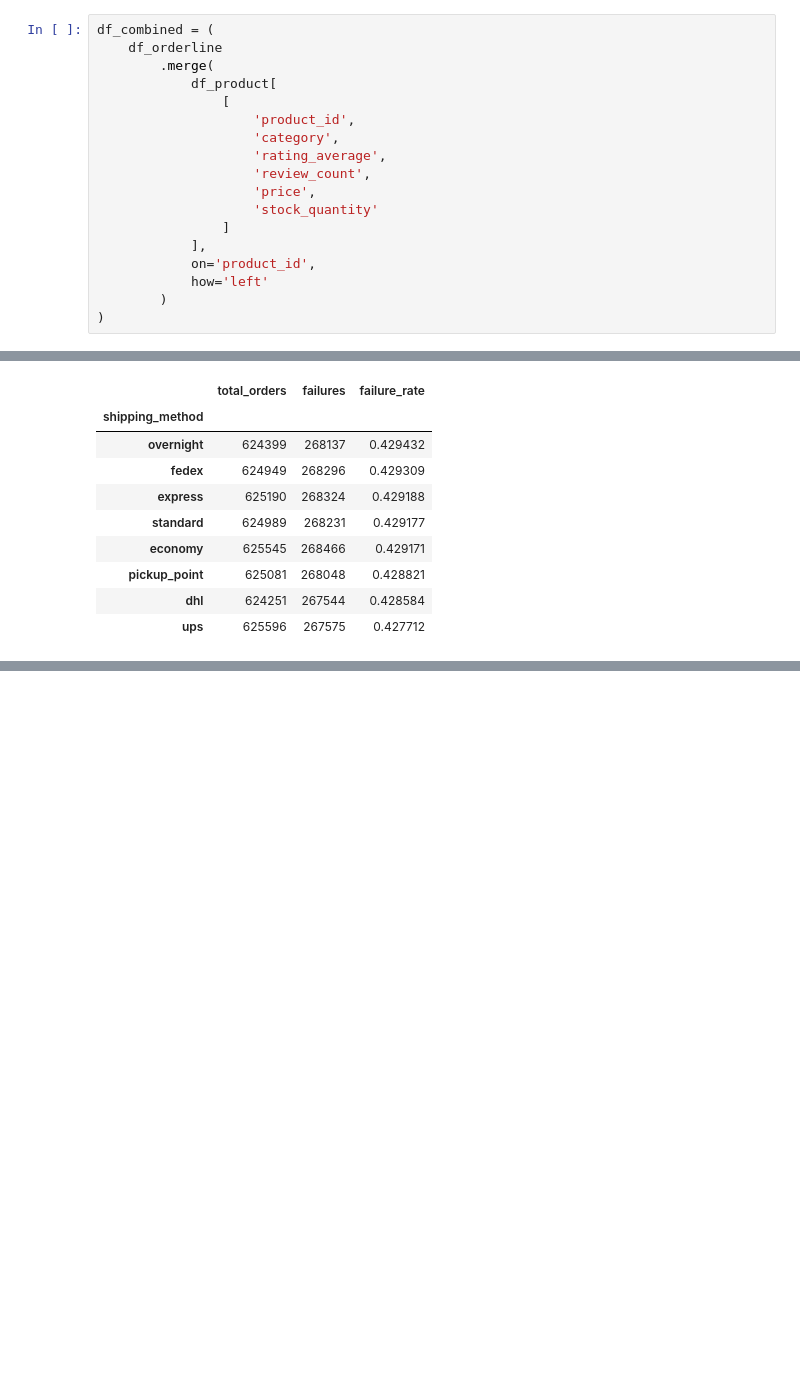
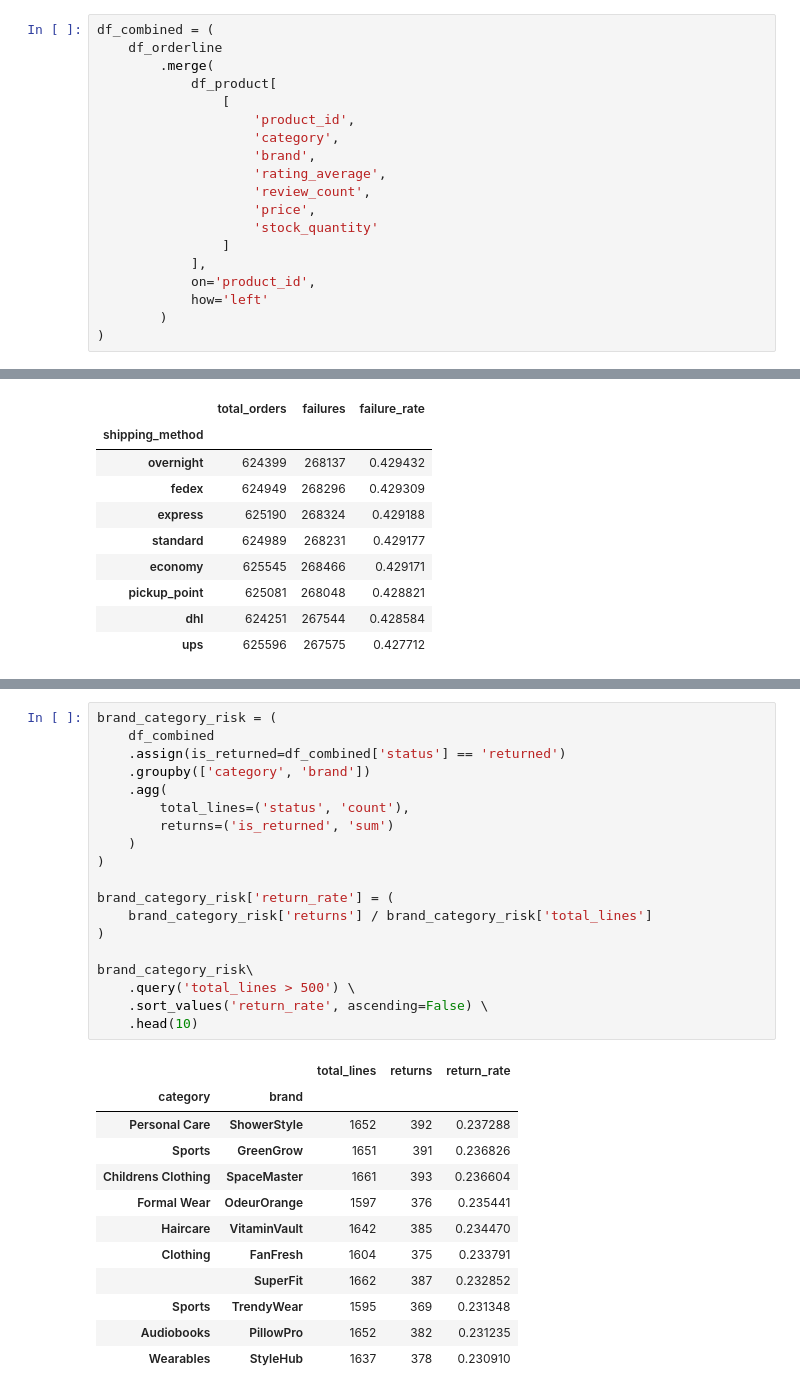
Before and after one commit to rishavvashisht823/Amazon, a Jupyter notebook: chapter_appendix-tools-for-deep-learning/jupyter.ipynb, the cells around one changed output, grey strips where cells are left out. Saved outputs shown, nothing was run; the diff lists cells and outputs as text; blank space fills up the shorter version.

```diff
--- a/chapter_appendix-tools-for-deep-learning/jupyter.ipynb
+++ b/chapter_appendix-tools-for-deep-learning/jupyter.ipynb
@@ -144,6 +144,7 @@ df_combined = (
                 [
                     'product_id',
                     'category',
+                    'brand',
                     'rating_average',
                     'review_count',
                     'price',
@@ -318,0 +364,32 @@ shipping_risk.sort_values('failure_rate', ascending=False)
+# %%
+brand_category_risk = (
+    df_combined
+    .assign(is_returned=df_combined['status'] == 'returned')
+    .groupby(['category', 'brand'])
+    .agg(
+        total_lines=('status', 'count'),
+        returns=('is_returned', 'sum')
+    )
+)
+
+brand_category_risk['return_rate'] = (
+    brand_category_risk['returns'] / brand_category_risk['total_lines']
+)
+
+brand_category_risk\
+    .query('total_lines > 500') \
+    .sort_values('return_rate', ascending=False) \
+    .head(10)
+# %% [output]
+|  |  | total_lines | returns | return_rate |
+| category | brand |  |  |  |
+| Personal Care | ShowerStyle | 1652 | 392 | 0.237288 |
+| Sports | GreenGrow | 1651 | 391 | 0.236826 |
+| Childrens Clothing | SpaceMaster | 1661 | 393 | 0.236604 |
+| Formal Wear | OdeurOrange | 1597 | 376 | 0.235441 |
+| Haircare | VitaminVault | 1642 | 385 | 0.234470 |
+| Clothing | FanFresh | 1604 | 375 | 0.233791 |
+|  | SuperFit | 1662 | 387 | 0.232852 |
+| Sports | TrendyWear | 1595 | 369 | 0.231348 |
+| Audiobooks | PillowPro | 1652 | 382 | 0.231235 |
+| Wearables | StyleHub | 1637 | 378 | 0.230910 |
```
Also changed, not shown: parts of 8 cells of this notebook.
